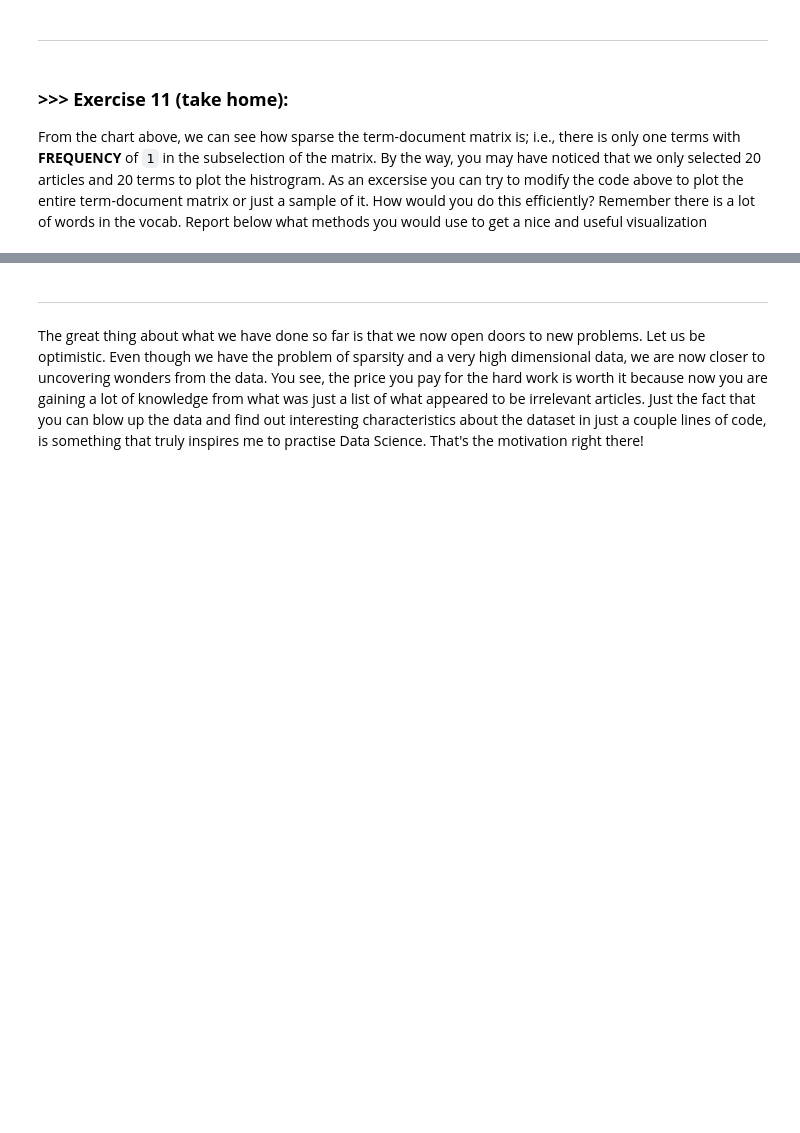
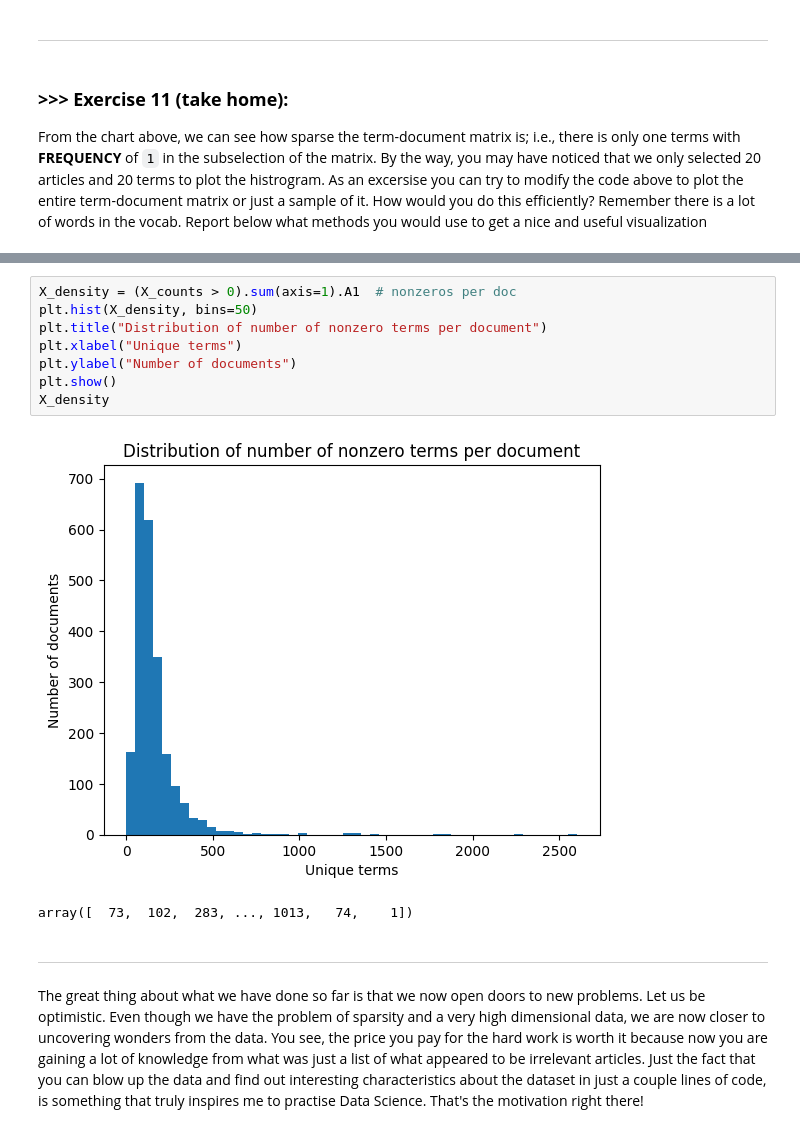
Before and after one commit to j-lee-cob/DM2025-Lab1-Exercise, a Jupyter notebook: DM2025-Lab1-Master.ipynb, the cells around one changed output, grey strips where cells are left out. Drawn from its saved outputs; the diff is of its cells as text; blank space fills up the shorter version.

```diff
--- a/DM2025-Lab1-Master.ipynb
+++ b/DM2025-Lab1-Master.ipynb
@@ -1099,3 +1095,14 @@ From the chart above, we can see how sparse the term-document matrix is; i.e., t
+# %%
+X_density = (X_counts > 0).sum(axis=1).A1  # nonzeros per doc
+plt.hist(X_density, bins=50)
+plt.title("Distribution of number of nonzero terms per document")
+plt.xlabel("Unique terms")
+plt.ylabel("Number of documents")
+plt.show()
+X_density
+# %% [output]
+[figure, added]
+array([  73,  102,  283, ..., 1013,   74,    1])
 # %% [markdown]
 ---
 # %% [markdown]
```
Also changed, not shown: parts of 1 cell of this notebook.
